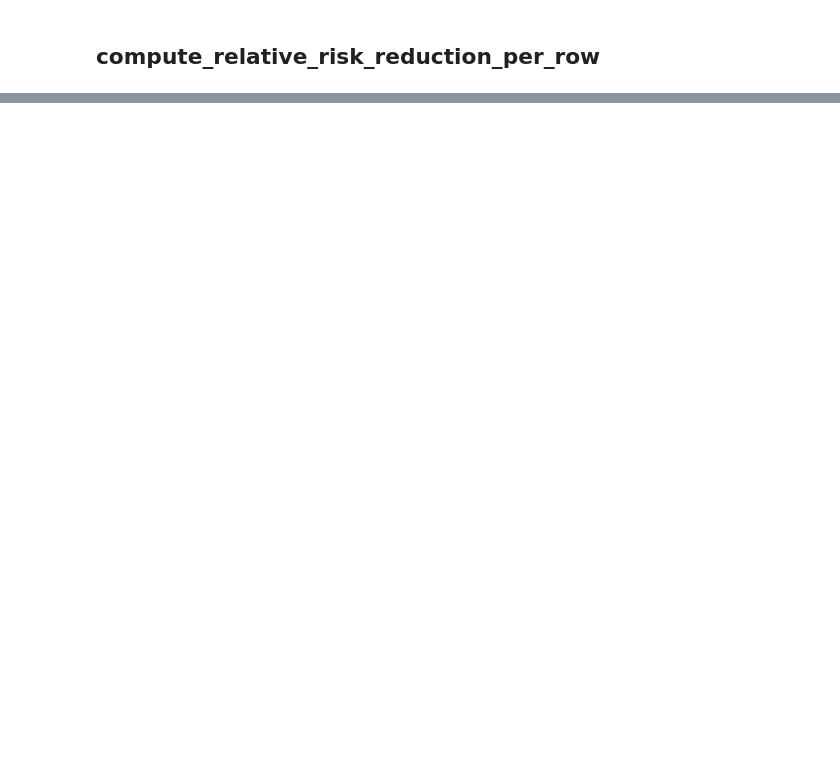
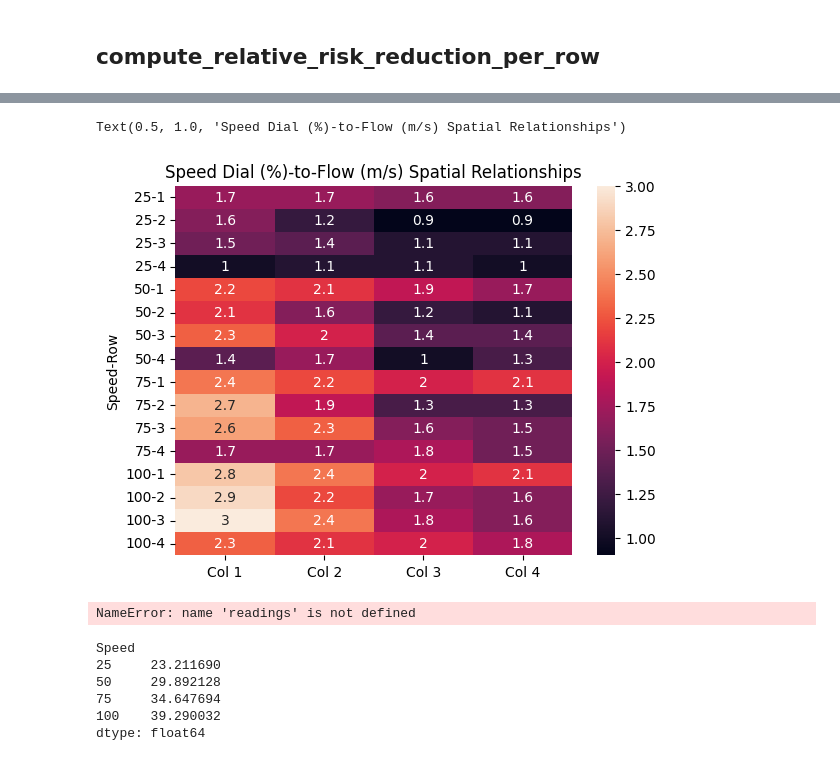
Before and after one commit to Edderic/breathesafe, a Jupyter notebook: python/notebooks/air-cleaning-results.ipynb, the cells around one changed output, grey strips where cells are left out. Cells and saved outputs as stored; diff of their text form; code cells hidden in the pictures; blank space fills up the shorter version.

```diff
--- a/python/notebooks/air-cleaning-results.ipynb
+++ b/python/notebooks/air-cleaning-results.ipynb
@@ -248,0 +257,2 @@ plottable.rename({"SmartAir QT3, round 2": "SmartAir QT3"})
+# %%
+readings = pd.read_csv('../air_cleaner_data/airgo/anemometer_data.csv')
@@ -248,0 +263,13 @@ plottable.rename({"SmartAir QT3, round 2": "SmartAir QT3"})
+# %%
+fig, ax = plt.subplots()
+sns.heatmap(
+    readings.set_index(['Speed','Row'])[['Col 1', 'Col 2', 'Col 3','Col 4']],
+    annot=True,
+    ax=ax
+)
+ax.set_title(
+    'Speed Dial (%)-to-Flow (m/s) Spatial Relationships'
+)
+# %% [output]
+Text(0.5, 1.0, 'Speed Dial (%)-to-Flow (m/s) Spatial Relationships')
+[figure, added]
@@ -248,0 +282,10 @@ plottable.rename({"SmartAir QT3, round 2": "SmartAir QT3"})
+# %%
+cubic_feet_per_minute = compute_cadr(
+    number_of_readings_per_grouping=16,
+    column_names=['Col 1', 'Col 2', 'Col 3', 'Col 4'],
+    groupby_cols=['Speed'],
+    filter_area_sq_meters=area,
+    single_pass_filtration_efficiency=0.95
+)
+# %% [output]
+NameError: name 'readings' is not defined
@@ -248,0 +294,13 @@ plottable.rename({"SmartAir QT3, round 2": "SmartAir QT3"})
+# %%
+single_pass_filtration_efficiency = 0.95
+seconds_per_minute = 60
+cubic_feet_per_cubic_meter = 35.3147
+cubic_feet_per_minute = cubic_meters_per_second * seconds_per_minute * cubic_feet_per_cubic_meter * single_pass_filtration_efficiency # cubic feet per minute
+cubic_feet_per_minute
+# %% [output]
+Speed
+25     23.211690
+50     29.892128
+75     34.647694
+100    39.290032
+dtype: float64
```
Also changed, not shown: parts of 43 cells of this notebook.
